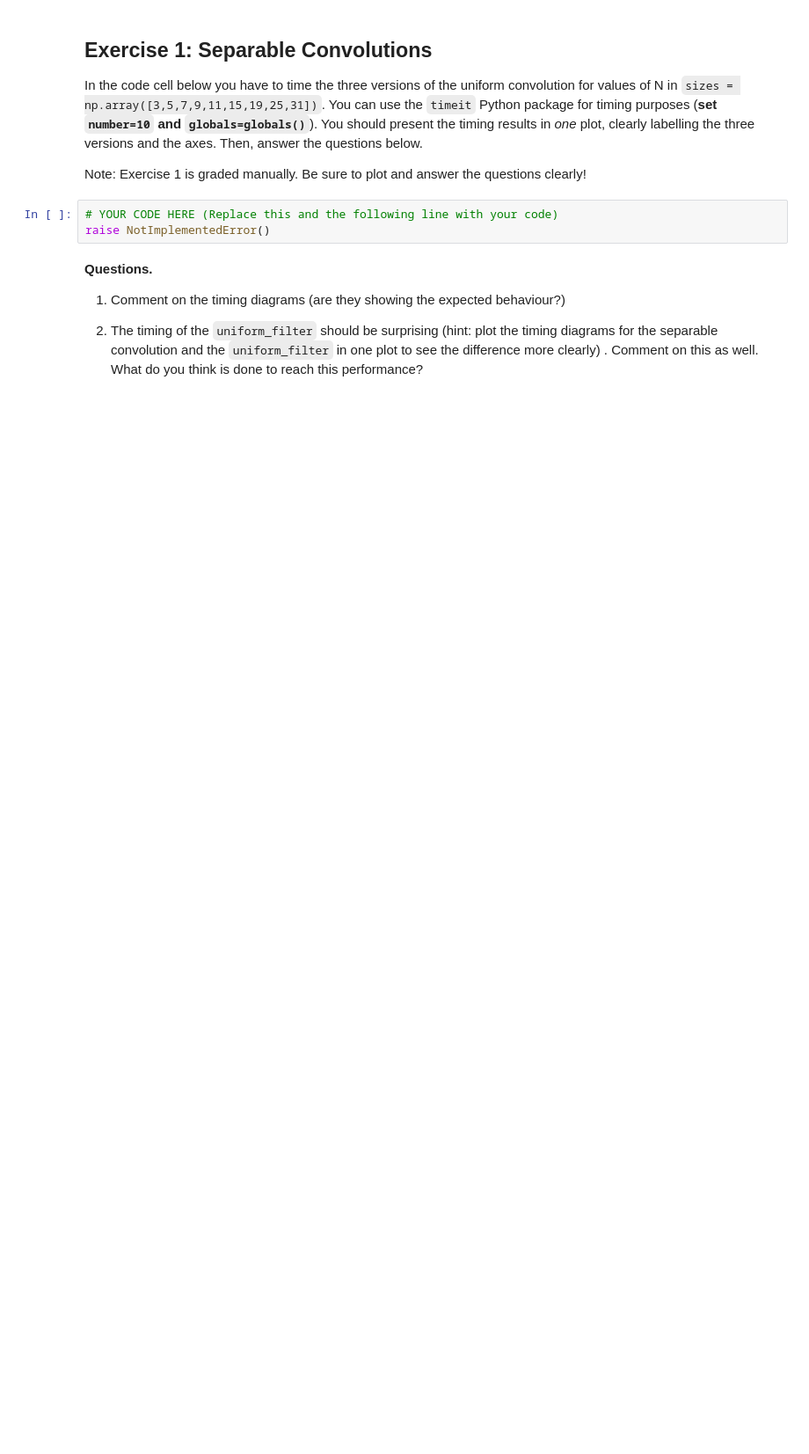
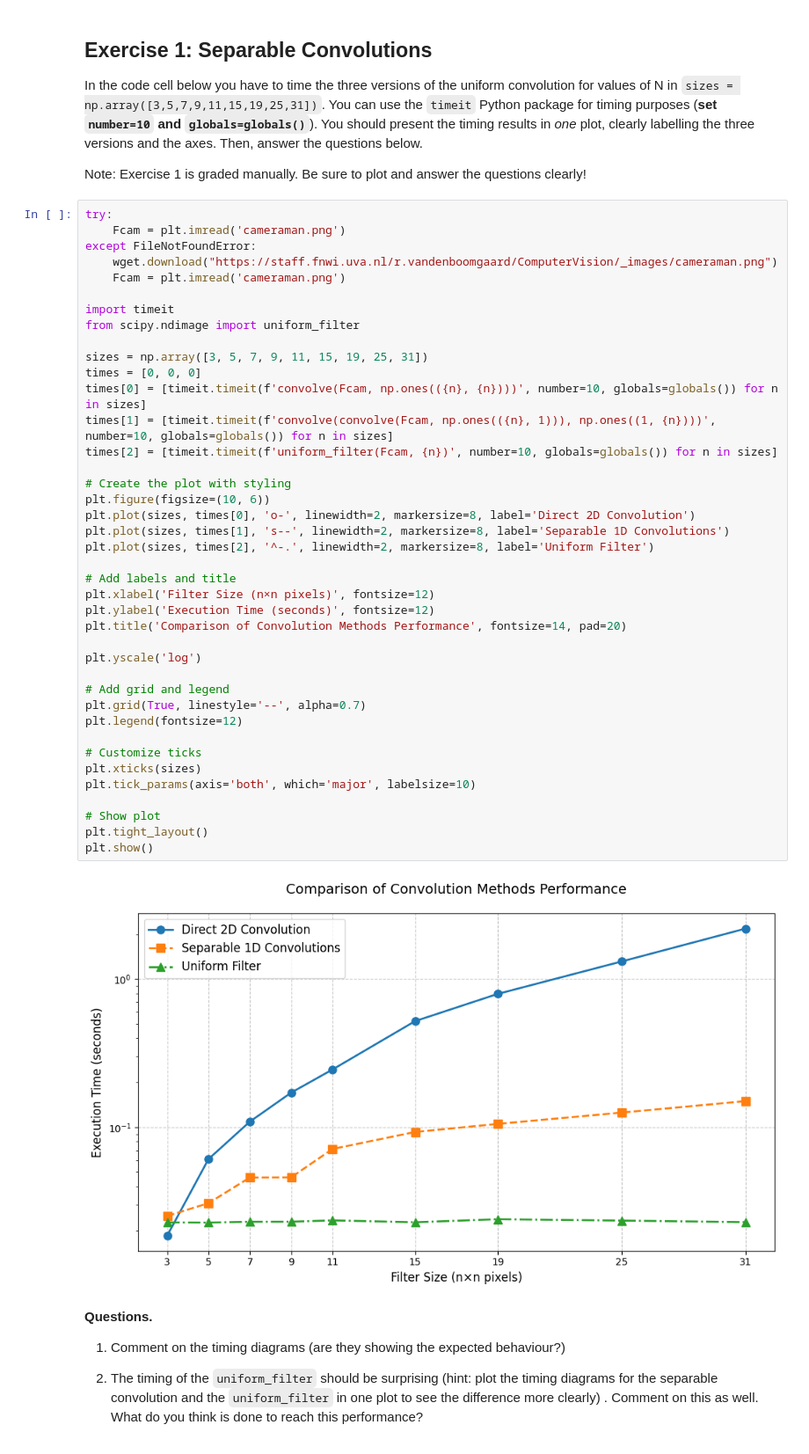
Before and after one commit to Joshua6125/computer-vision, a Jupyter notebook: week_3/3_convolutions_and_local_structure.ipynb, the cells around one changed output. Shown: that part at 88% size. Cells and saved outputs as stored; diff of their text form; blank space fills up the shorter version.

```diff
--- a/week_3/3_convolutions_and_local_structure.ipynb
+++ b/week_3/3_convolutions_and_local_structure.ipynb
@@ -61,8 +61,47 @@ In the code cell below you have to time the three versions of the uniform convol
 
 Note: Exercise 1 is graded manually. Be sure to plot and answer the questions clearly!
 # %%
-# YOUR CODE HERE (Replace this and the following line with your code)
-raise NotImplementedError()
+try:
+    Fcam = plt.imread('cameraman.png')
+except FileNotFoundError:
+    wget.download("https://staff.fnwi.uva.nl/r.vandenboomgaard/ComputerVision/_images/cameraman.png")
+    Fcam = plt.imread('cameraman.png')
+
+import timeit
+from scipy.ndimage import uniform_filter
+
+sizes = np.array([3, 5, 7, 9, 11, 15, 19, 25, 31])
+times = [0, 0, 0]
+times[0] = [timeit.timeit(f'convolve(Fcam, np.ones(({n}, {n})))', number=10, globals=globals()) for n in sizes]
+times[1] = [timeit.timeit(f'convolve(convolve(Fcam, np.ones(({n}, 1))), np.ones((1, {n})))', number=10, globals=globals()) for n in sizes]
+times[2] = [timeit.timeit(f'uniform_filter(Fcam, {n})', number=10, globals=globals()) for n in sizes]
+
+# Create the plot with styling
+plt.figure(figsize=(10, 6))
+plt.plot(sizes, times[0], 'o-', linewidth=2, markersize=8, label='Direct 2D Convolution')
+plt.plot(sizes, times[1], 's--', linewidth=2, markersize=8, label='Separable 1D Convolutions')
+plt.plot(sizes, times[2], '^-.', linewidth=2, markersize=8, label='Uniform Filter')
+
+# Add labels and title
+plt.xlabel('Filter Size (n×n pixels)', fontsize=12)
+plt.ylabel('Execution Time (seconds)', fontsize=12)
+plt.title('Comparison of Convolution Methods Performance', fontsize=14, pad=20)
+
+plt.yscale('log')
+
+# Add grid and legend
+plt.grid(True, linestyle='--', alpha=0.7)
+plt.legend(fontsize=12)
+
+# Customize ticks
+plt.xticks(sizes)
+plt.tick_params(axis='both', which='major', labelsize=10)
+
+# Show plot
+plt.tight_layout()
+plt.show()
+# %% [output]
+[figure, added]
 # %% [markdown]
 **Questions.**
 
```
Also changed, not shown: parts of 2 cells of this notebook, 1 other file.
